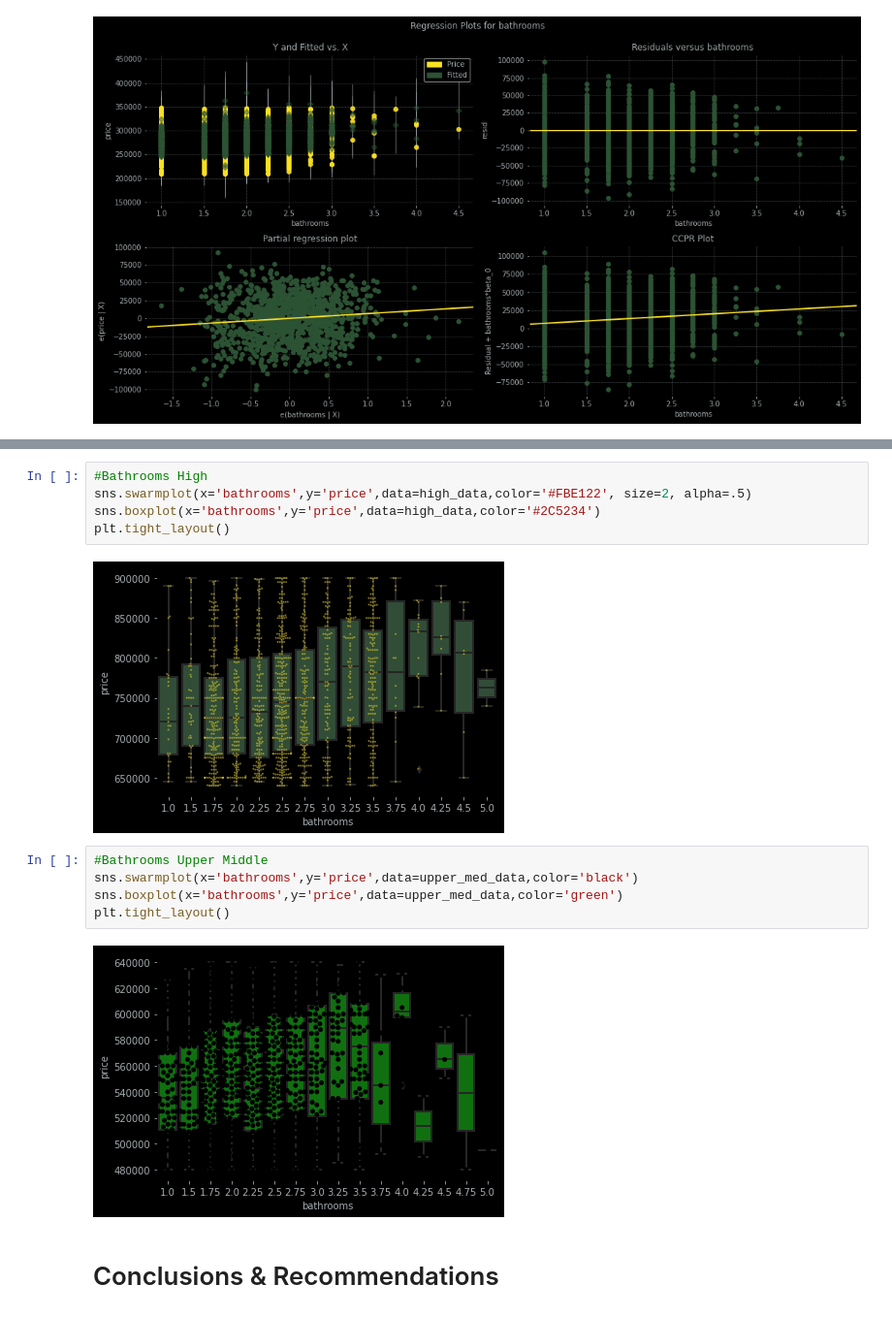
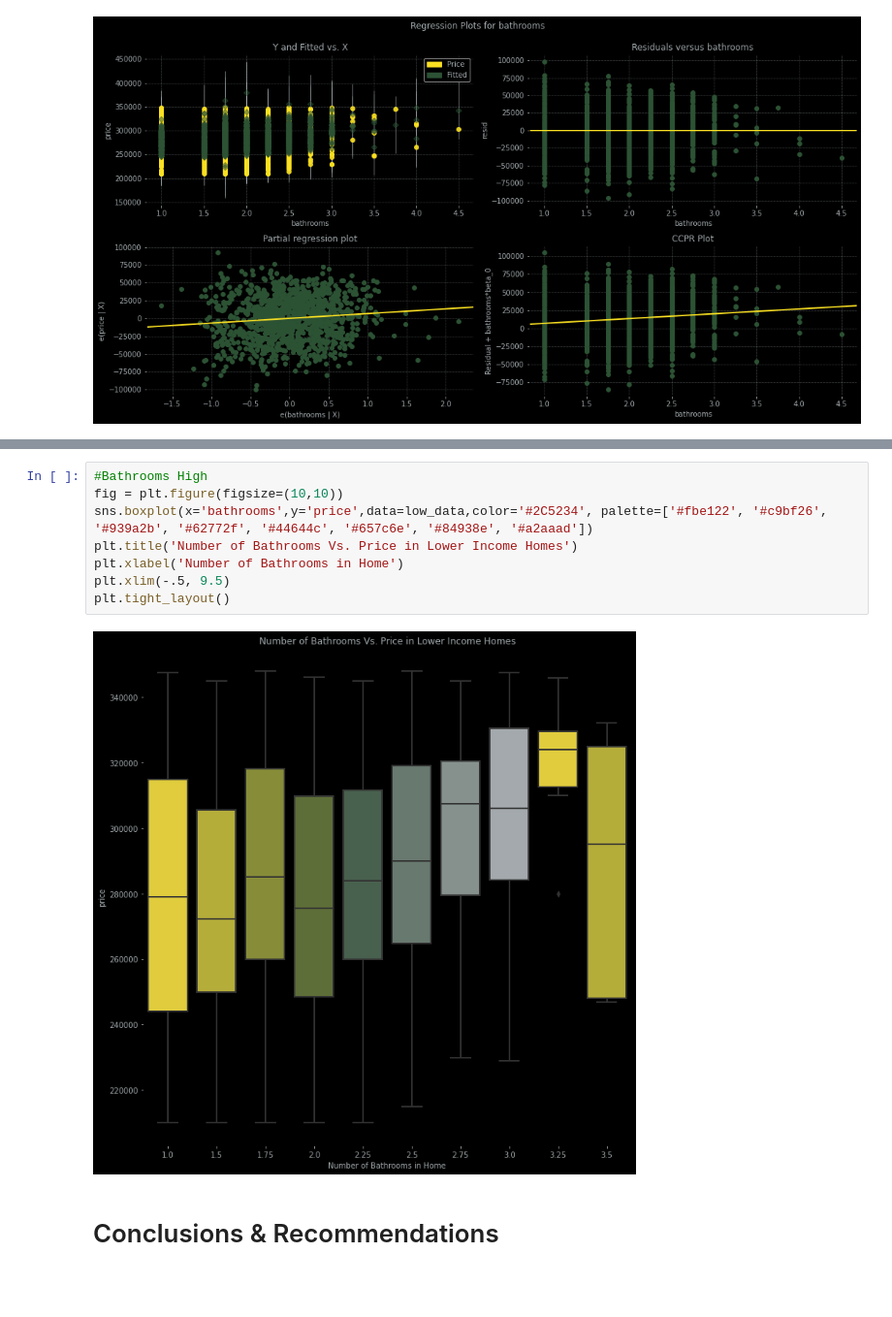
Before and after one commit to BlueViper8907/King-County-Housing-Regression, a Jupyter notebook: finalising_OSEMN.ipynb, the cells around one changed output, grey strips where cells are left out. Shown at 97% size. Saved outputs shown, nothing was run; the diff lists cells and outputs as text; blank space fills up the shorter version.

```diff
--- a/finalising_OSEMN.ipynb
+++ b/finalising_OSEMN.ipynb
@@ -1204,17 +1207,13 @@ quadregplot(high_model, 'floors')
-# %%
-#Bathrooms High
-sns.swarmplot(x='bathrooms',y='price',data=high_data,color='#FBE122', size=2, alpha=.5)
-sns.boxplot(x='bathrooms',y='price',data=high_data,color='#2C5234')
-plt.tight_layout()
-# %% [output]
-[figure, removed]
-# %%
-#Bathrooms Upper Middle
-sns.swarmplot(x='bathrooms',y='price',data=upper_med_data,color='black')
-sns.boxplot(x='bathrooms',y='price',data=upper_med_data,color='green')
-plt.tight_layout()
-# %% [output]
-[figure, removed]
+# %%
+#Bathrooms High
+fig = plt.figure(figsize=(10,10))
+sns.boxplot(x='bathrooms',y='price',data=low_data,color='#2C5234', palette=['#fbe122', '#c9bf26', '#939a2b', '#62772f', '#44644c', '#657c6e', '#84938e', '#a2aaad'])
+plt.title('Number of Bathrooms Vs. Price in Lower Income Homes')
+plt.xlabel('Number of Bathrooms in Home')
+plt.xlim(-.5, 9.5)
+plt.tight_layout()
+# %% [output]
+[figure, added]
 # %% [markdown]
 # Conclusions & Recommendations
 # %% [markdown]
```
Also changed, not shown: parts of 9 cells of this notebook, 1 other file.
